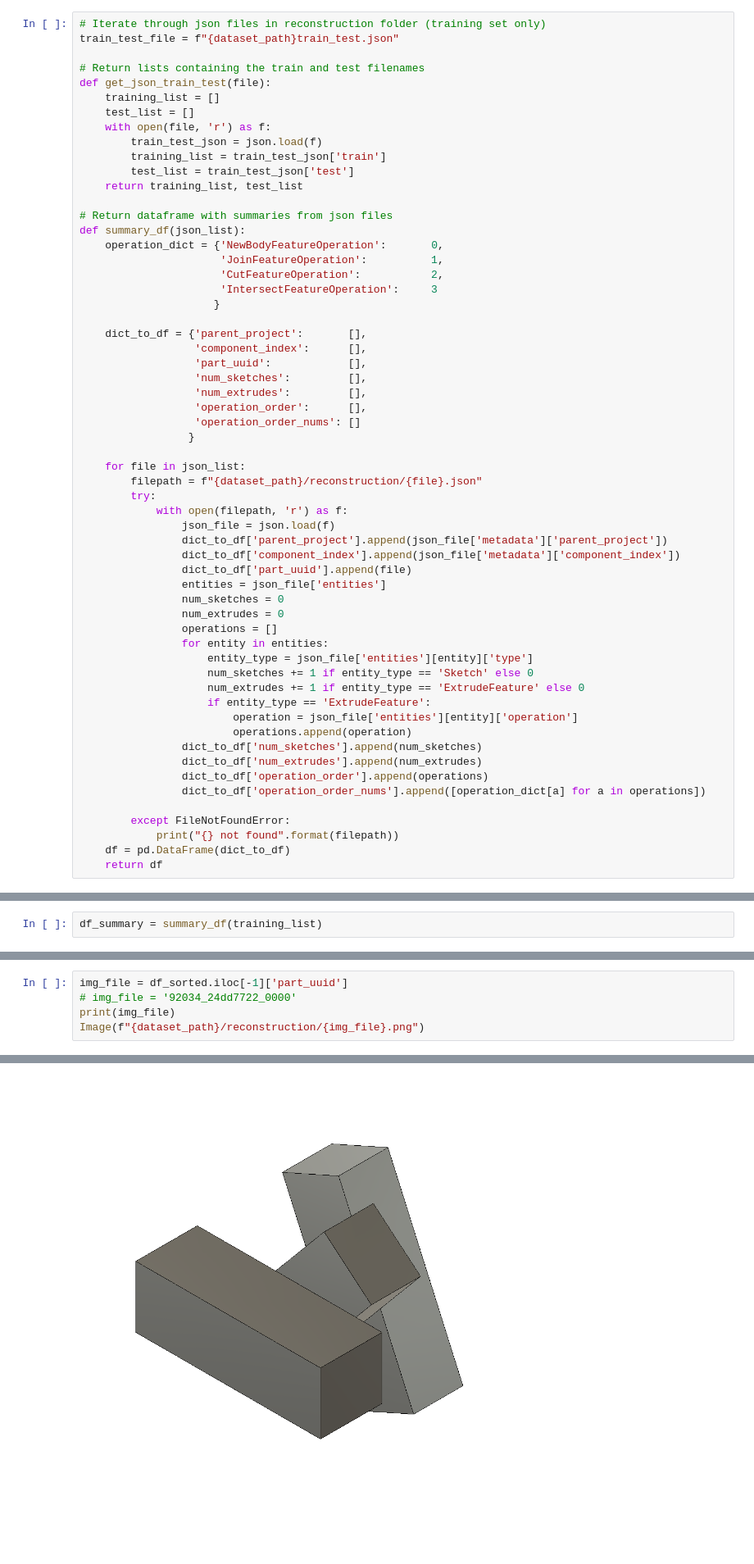
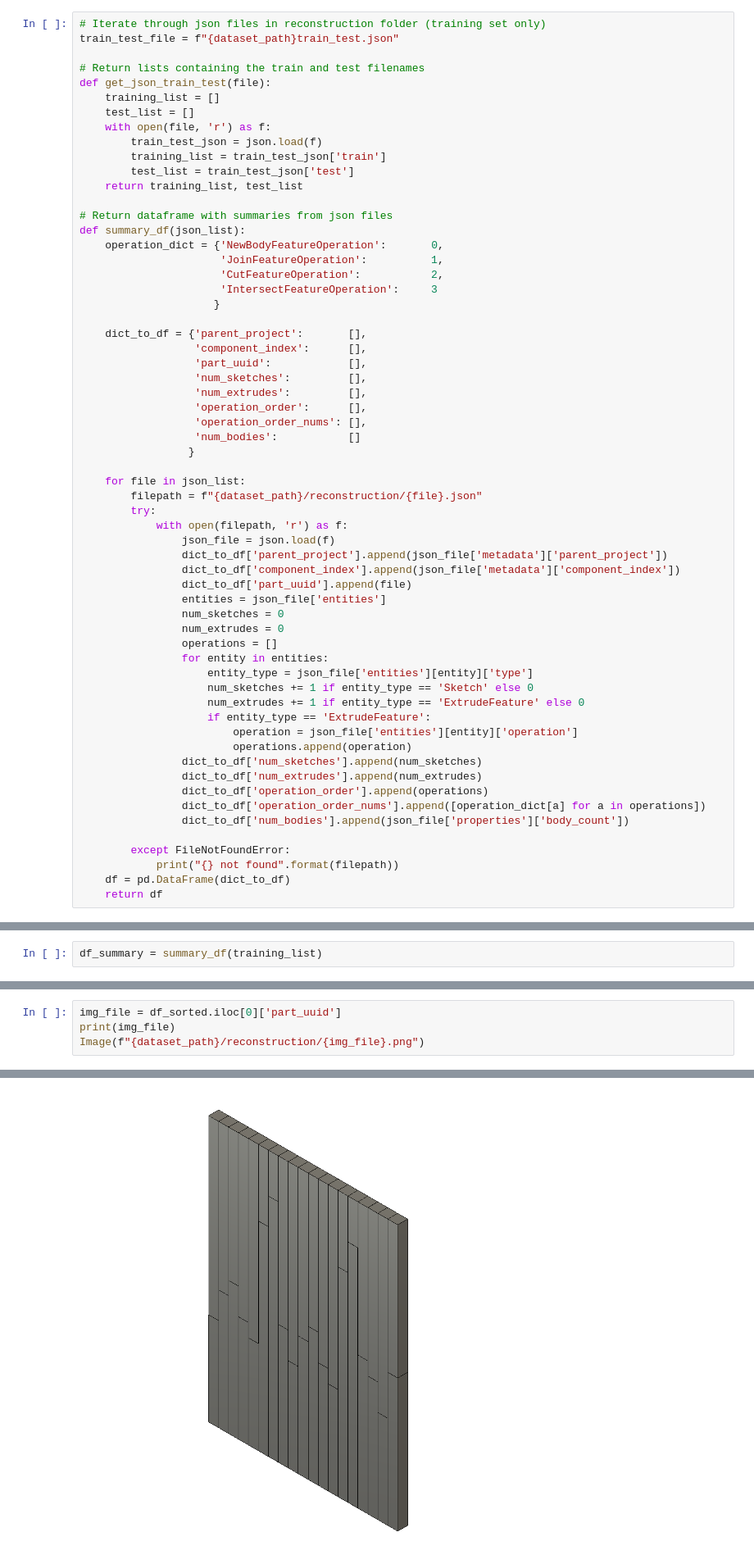
Before and after one commit to ericevje/cs109b-group44, a Jupyter notebook: notebooks/cs109b_project_data_exploration.ipynb, the cells around one changed output, grey strips where cells are left out. Shown at 82% size. Saved outputs shown, nothing was run; the diff lists cells and outputs as text.

```diff
--- a/notebooks/cs109b_project_data_exploration.ipynb
+++ b/notebooks/cs109b_project_data_exploration.ipynb
@@ -232,7 +230,8 @@ def summary_df(json_list):
                   'num_sketches':         [],
                   'num_extrudes':         [],
                   'operation_order':      [],
-                  'operation_order_nums': []
+                  'operation_order_nums': [],
+                  'num_bodies':           []
                  }
 
     for file in json_list:
@@ -258,6 +257,7 @@ def summary_df(json_list):
                 dict_to_df['num_extrudes'].append(num_extrudes)
                 dict_to_df['operation_order'].append(operations)
                 dict_to_df['operation_order_nums'].append([operation_dict[a] for a in operations])
+                dict_to_df['num_bodies'].append(json_file['properties']['body_count'])
 
         except FileNotFoundError:
             print("{} not found".format(filepath))
@@ -317,6 +317,5 @@ df_sorted.head(20)
 # %%
-img_file = df_sorted.iloc[-1]['part_uuid']
-# img_file = '92034_24dd7722_0000'
+img_file = df_sorted.iloc[0]['part_uuid']
 print(img_file)
 Image(f"{dataset_path}/reconstruction/{img_file}.png")
 # %% [output]
@@ -324,4 +323,4 @@ Image(f"{dataset_path}/reconstruction/{img_file}.png")
-[figure, old version]
+[figure, new version]
 # %%
 fig, ax = plt.subplots(figsize=(10, 6))
 sns.distplot(df_summary['extr_sketch'], rug=True)
```
Also changed, not shown: parts of 14 cells of this notebook, 1 other file.
